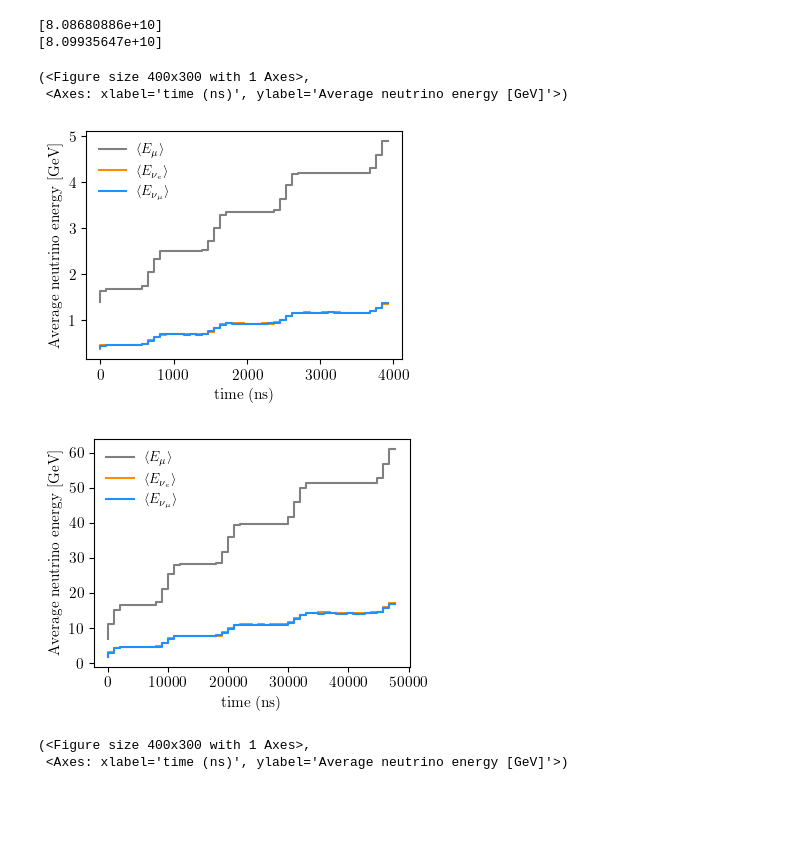
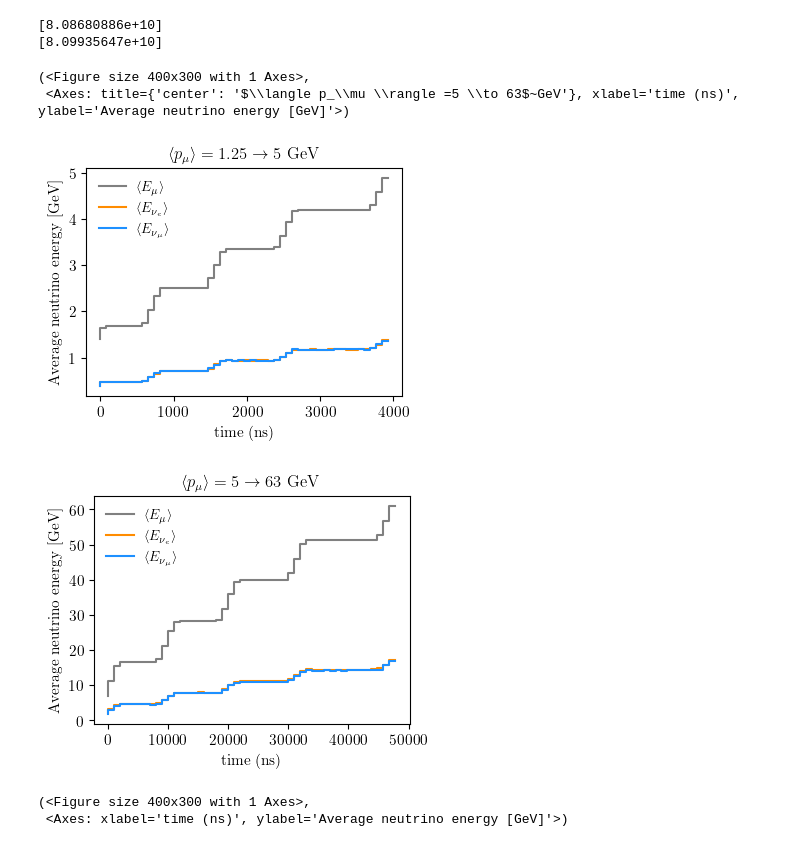
Before and after one commit to jchoi55/MINeut, a Jupyter notebook: first_examples.ipynb, the cells around one changed output. Drawn from its saved outputs; the diff is of its cells as text; code cells hidden in the pictures; blank space fills up the shorter version.

```diff
--- a/first_examples.ipynb
+++ b/first_examples.ipynb
@@ -750,32 +779,42 @@ def make_animation_over_time(MuC_acc_numu, MuC_acc_nue, name='test'):
 make_animation_over_time(RLA1_numu, RLA1_nue, name='RLA1')
 make_animation_over_time(RLA2_numu, RLA2_nue, name='RLA2')
 # %%
-def plot_avgE_vs_time(MuC_acc_numu, MuC_acc_nue):
+def plot_avgE_vs_time(MuC_acc_numu, MuC_acc_nue,label=None):
     # Bin mutimes and compute average neutrino energy in each bin
     bins = np.linspace(MuC_acc_numu.mutimes.min(), MuC_acc_numu.mutimes.max(), 50)
     digitized = np.digitize(MuC_acc_numu.mutimes, bins)
     avg_mu_E = [MuC_acc_numu.pmu['E'][digitized == i].mean() if np.any(digitized == i) else np.nan for i in range(1, len(bins))]
     avg_numu_E = [MuC_acc_numu.pnu['E'][digitized == i].mean() if np.any(digitized == i) else np.nan for i in range(1, len(bins))]
     bins = np.linspace(MuC_acc_nue.mutimes.min(), MuC_acc_nue.mutimes.max(), 50)
     digitized = np.digitize(MuC_acc_nue.mutimes, bins)
     avg_nue_E = [MuC_acc_nue.pnu['E'][digitized == i].mean() if np.any(digitized == i) else np.nan for i in range(1, len(bins))]
 
     fig, ax = pt.std_fig(figsize=(4,3))
     ax.step(1e9*bins[:-1], avg_mu_E, linestyle='-', color='grey', label=r'$\langle E_{\mu} \rangle$')
     ax.step(1e9*bins[:-1], avg_nue_E, linestyle='-', color='darkorange', label=r'$\langle E_{\nu_e} \rangle$')
     ax.step(1e9*bins[:-1], avg_numu_E, linestyle='-', color='dodgerblue', label=r'$\langle E_{\nu_\mu} \rangle$')
     ax.set_xlabel('time (ns)')
     ax.set_ylabel(r'Average neutrino energy [GeV]')
     ax.legend(frameon=False, loc='upper left')
+
+    if label == 'PA':
+        ax.set_title(r'$\langle p_\mu \rangle =0.225 \to 1.25$~GeV')
+    elif label == 'RLA1':
+        ax.set_title(r'$\langle p_\mu \rangle =1.25 \to 5$~GeV')
+    elif label == 'RLA2':
+        ax.set_title(r'$\langle p_\mu \rangle =5 \to 63$~GeV')
+
+    fig.savefig(f"plots/{label}_avg_nuE_vs_mutimes.pdf", dpi=300, bbox_inches='tight')
+
     return fig, ax
 
-plot_avgE_vs_time(RLA1_numu, RLA1_nue)
-plot_avgE_vs_time(RLA2_numu, RLA2_nue)
+plot_avgE_vs_time(RLA1_numu, RLA1_nue, label='RLA1')
+plot_avgE_vs_time(RLA2_numu, RLA2_nue, label='RLA2')
 # %% [output]
 (<Figure size 400x300 with 1 Axes>,
- <Axes: xlabel='time (ns)', ylabel='Average neutrino energy [GeV]'>)
+ <Axes: title={'center': '$\\langle p_\\mu \\rangle =5 \\to 63$~GeV'}, xlabel='time (ns)', ylabel='Average neutrino energy [GeV]'>)
-[figure, old version]
+[figure, new version]
-[figure, old version]
+[figure, new version]
 # %%
 plot_avgE_vs_time(PA_numu, PA_nue)
 # %% [output]
```
Also changed, not shown: parts of 20 cells of this notebook, 14 other files.
